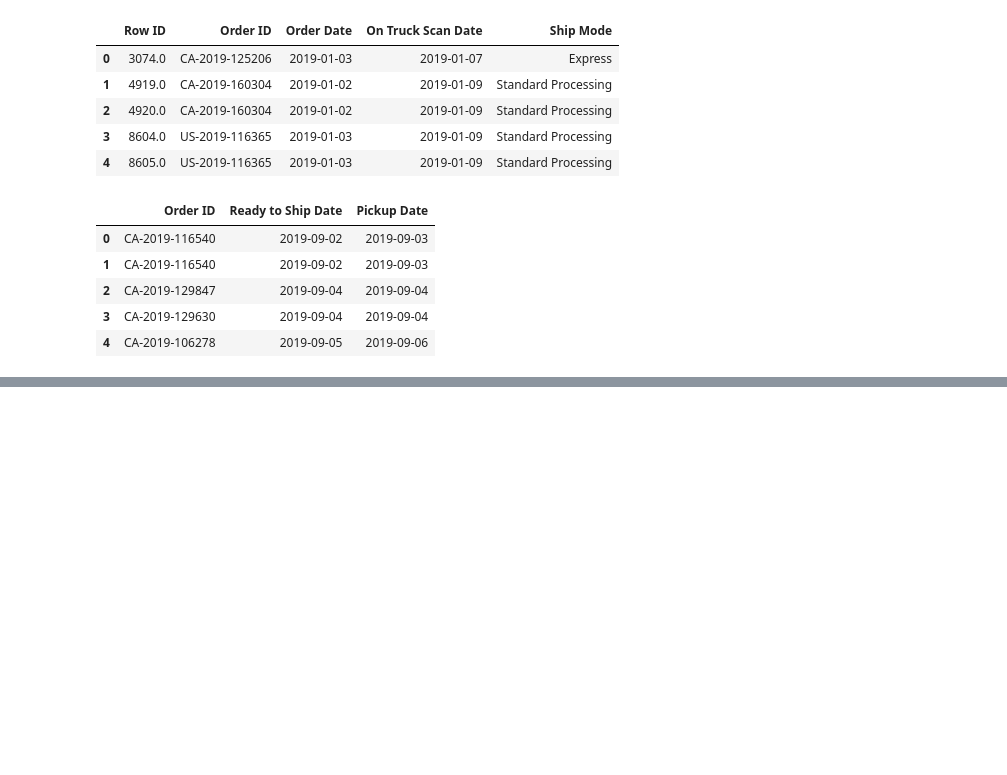
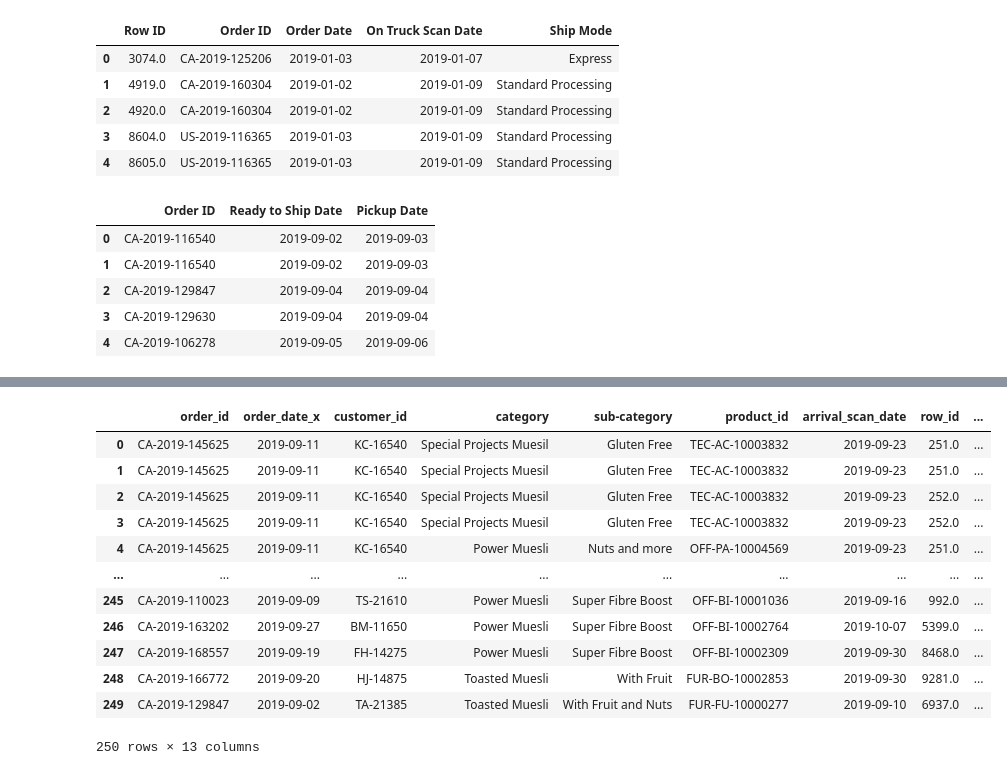
Before and after one commit to linapg/analysis_order_process_muesli_company, a Jupyter notebook: muesli_project.ipynb, the cells around one changed output, grey strips where cells are left out. Cells and saved outputs as stored; diff of their text form; code cells hidden in the pictures; blank space fills up the shorter version.

```diff
--- a/muesli_project.ipynb
+++ b/muesli_project.ipynb
@@ -69,0 +138,5 @@ ready_pickup.head()
+# %%
+#rename columns
+df3.columns = df3.columns.str.lower()
+df3.columns = df3.columns.str.replace(" ","_")
+df3.head()
@@ -69,0 +151,29 @@ ready_pickup.head()
+# %%
+combine = df3[[
+ 'order_id',
+ 'order_date_x',
+ 'customer_id',
+ 'category',
+ 'sub-category',
+ 'product_id',
+ 'arrival_scan_date',
+ 'row_id',
+ 'on_truck_scan_date',
+ 'ship_mode',
+ 'ready_to_ship_date',
+ 'pickup_date']]
+combine
+# %% [output]
+|  | order_id | order_date_x | customer_id | category | sub-category | product_id | arrival_scan_date | row_id | ... |
+| 0 | CA-2019-145625 | 2019-09-11 | KC-16540 | Special Projects Muesil | Gluten Free | TEC-AC-10003832 | 2019-09-23 | 251.0 | ... |
+| 1 | CA-2019-145625 | 2019-09-11 | KC-16540 | Special Projects Muesil | Gluten Free | TEC-AC-10003832 | 2019-09-23 | 251.0 | ... |
+| 2 | CA-2019-145625 | 2019-09-11 | KC-16540 | Special Projects Muesil | Gluten Free | TEC-AC-10003832 | 2019-09-23 | 252.0 | ... |
+| 3 | CA-2019-145625 | 2019-09-11 | KC-16540 | Special Projects Muesil | Gluten Free | TEC-AC-10003832 | 2019-09-23 | 252.0 | ... |
+| 4 | CA-2019-145625 | 2019-09-11 | KC-16540 | Power Muesli | Nuts and more | OFF-PA-10004569 | 2019-09-23 | 251.0 | ... |
+| ... | ... | ... | ... | ... | ... | ... | ... | ... | ... |
+| 245 | CA-2019-110023 | 2019-09-09 | TS-21610 | Power Muesli | Super Fibre Boost | OFF-BI-10001036 | 2019-09-16 | 992.0 | ... |
+| 246 | CA-2019-163202 | 2019-09-27 | BM-11650 | Power Muesli | Super Fibre Boost | OFF-BI-10002764 | 2019-10-07 | 5399.0 | ... |
+| 247 | CA-2019-168557 | 2019-09-19 | FH-14275 | Power Muesli | Super Fibre Boost | OFF-BI-10002309 | 2019-09-30 | 8468.0 | ... |
+| 248 | CA-2019-166772 | 2019-09-20 | HJ-14875 | Toasted Muesli | With Fruit | FUR-BO-10002853 | 2019-09-30 | 9281.0 | ... |
+| 249 | CA-2019-129847 | 2019-09-02 | TA-21385 | Toasted Muesli | With Fruit and Nuts | FUR-FU-10000277 | 2019-09-10 | 6937.0 | ... |
+250 rows × 13 columns
```
Also changed, not shown: parts of 8 cells of this notebook.
